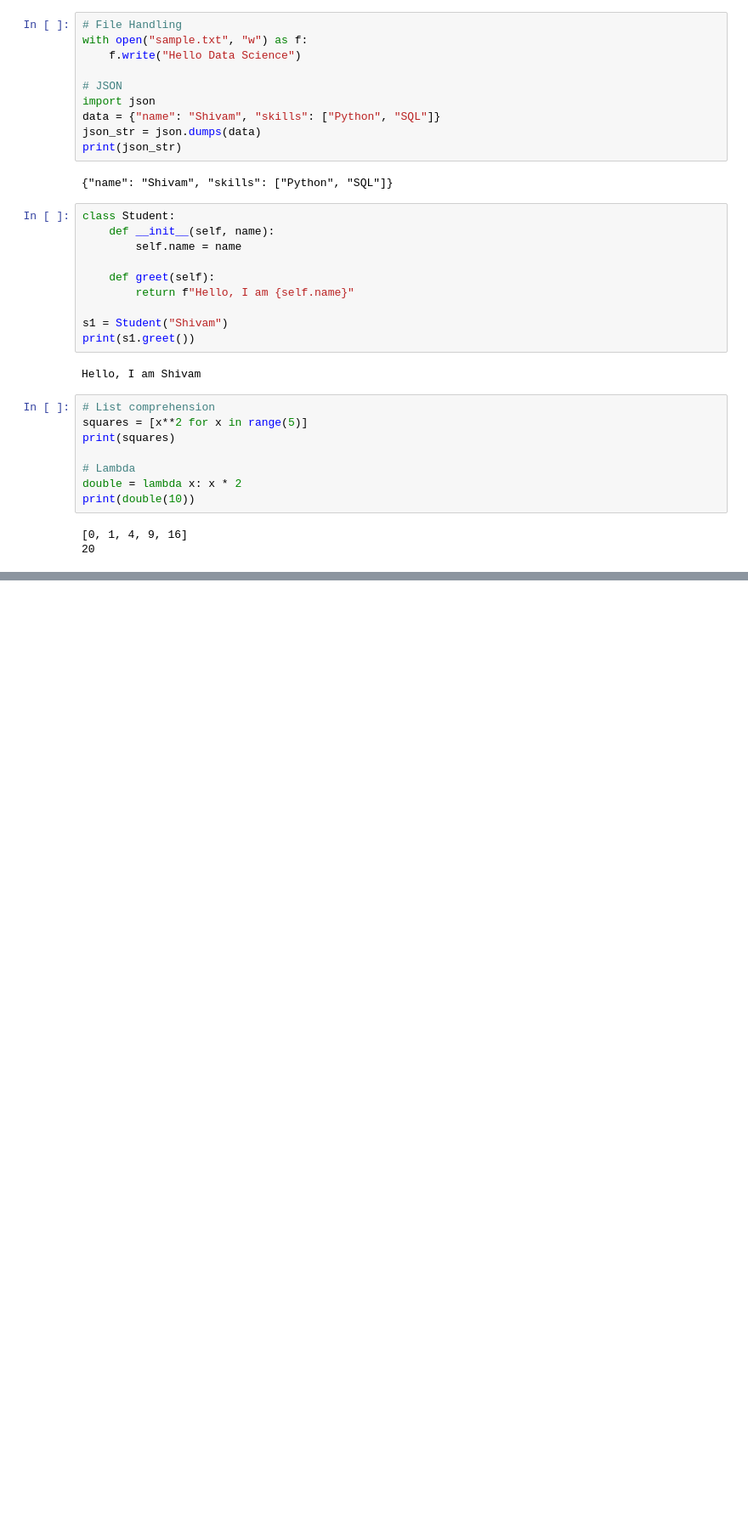
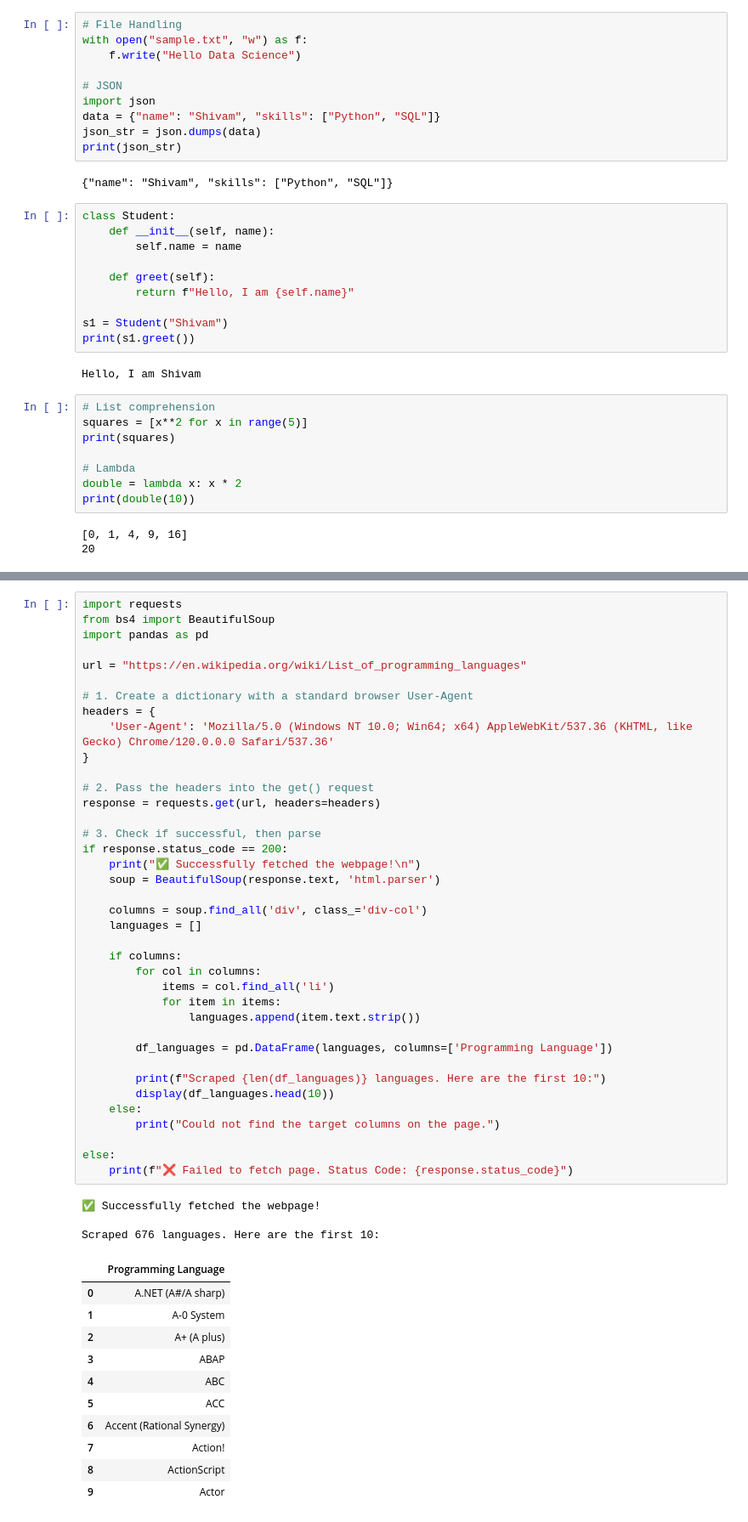
Before and after one commit to K-ShivamZad/DAS, a Jupyter notebook: python_refresher.ipynb, the cells around one changed output, grey strips where cells are left out. Shown at 85% size. Drawn from its saved outputs; the diff is of its cells as text; blank space fills up the shorter version.

```diff
--- a/python_refresher.ipynb
+++ b/python_refresher.ipynb
@@ -128,0 +204,53 @@ Would you like me to also create a **second practice notebook** focused on **Num
+# %%
+import requests
+from bs4 import BeautifulSoup
+import pandas as pd
+
+url = "https://en.wikipedia.org/wiki/List_of_programming_languages"
+
+# 1. Create a dictionary with a standard browser User-Agent
+headers = {
+    'User-Agent': 'Mozilla/5.0 (Windows NT 10.0; Win64; x64) AppleWebKit/537.36 (KHTML, like Gecko) Chrome/120.0.0.0 Safari/537.36'
+}
+
+# 2. Pass the headers into the get() request
+response = requests.get(url, headers=headers)
+
+# 3. Check if successful, then parse
+if response.status_code == 200:
+    print("✅ Successfully fetched the webpage!\n")
+    soup = BeautifulSoup(response.text, 'html.parser')
+
+    columns = soup.find_all('div', class_='div-col')
+    languages = []
+
+    if columns:
+        for col in columns:
+            items = col.find_all('li')
+            for item in items:
+                languages.append(item.text.strip())
+
+        df_languages = pd.DataFrame(languages, columns=['Programming Language'])
+
+        print(f"Scraped {len(df_languages)} languages. Here are the first 10:")
+        display(df_languages.head(10))
+    else:
+        print("Could not find the target columns on the page.")
+
+else:
+    print(f"❌ Failed to fetch page. Status Code: {response.status_code}")
+# %% [output]
+✅ Successfully fetched the webpage!
+
+Scraped 676 languages. Here are the first 10:
+|  | Programming Language |
+| 0 | A.NET (A#/A sharp) |
+| 1 | A-0 System |
+| 2 | A+ (A plus) |
+| 3 | ABAP |
+| 4 | ABC |
+| 5 | ACC |
+| 6 | Accent (Rational Synergy) |
+| 7 | Action! |
+| 8 | ActionScript |
+| 9 | Actor |
```
Also changed, not shown: parts of 8 cells of this notebook, 9 other files.
